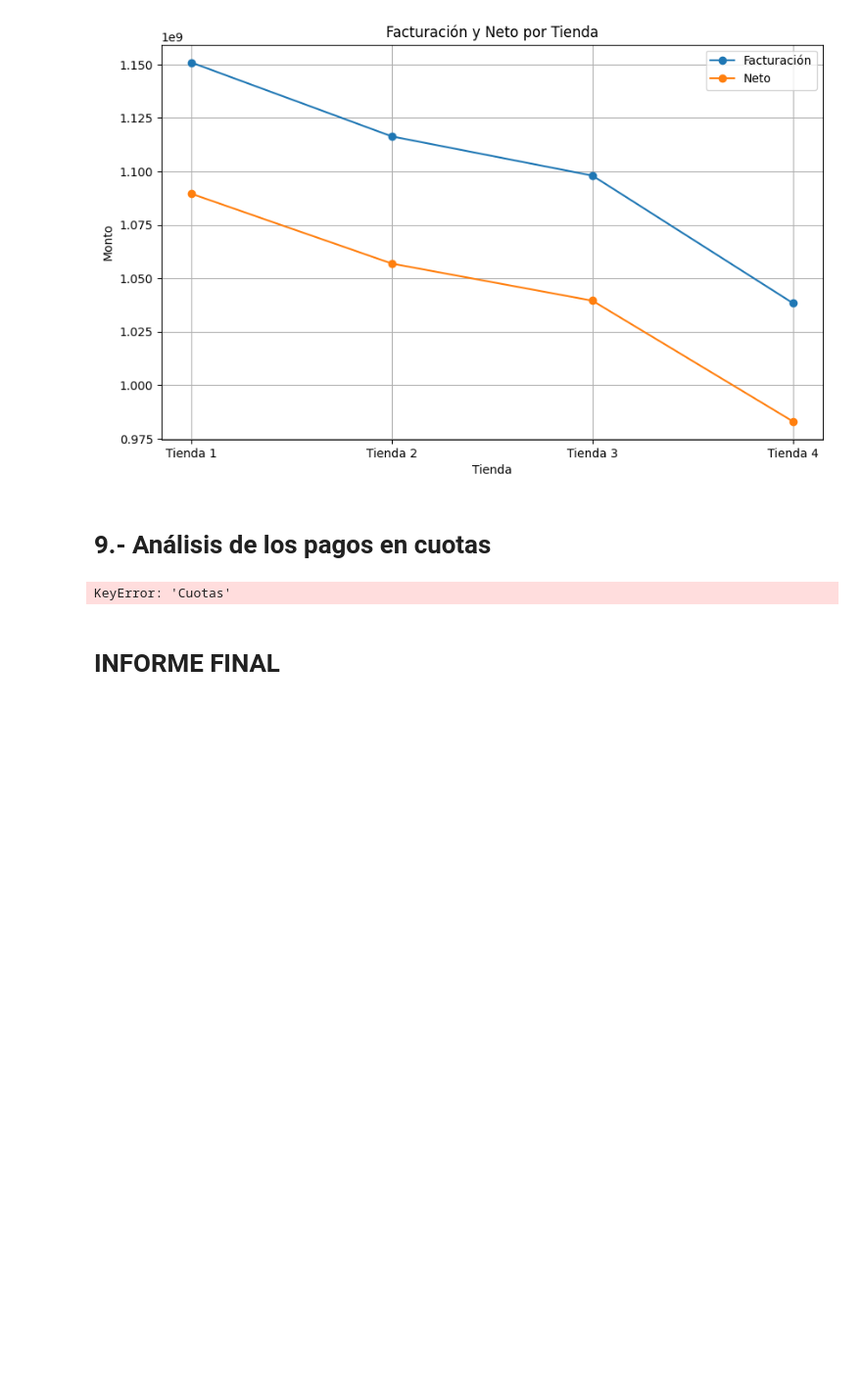
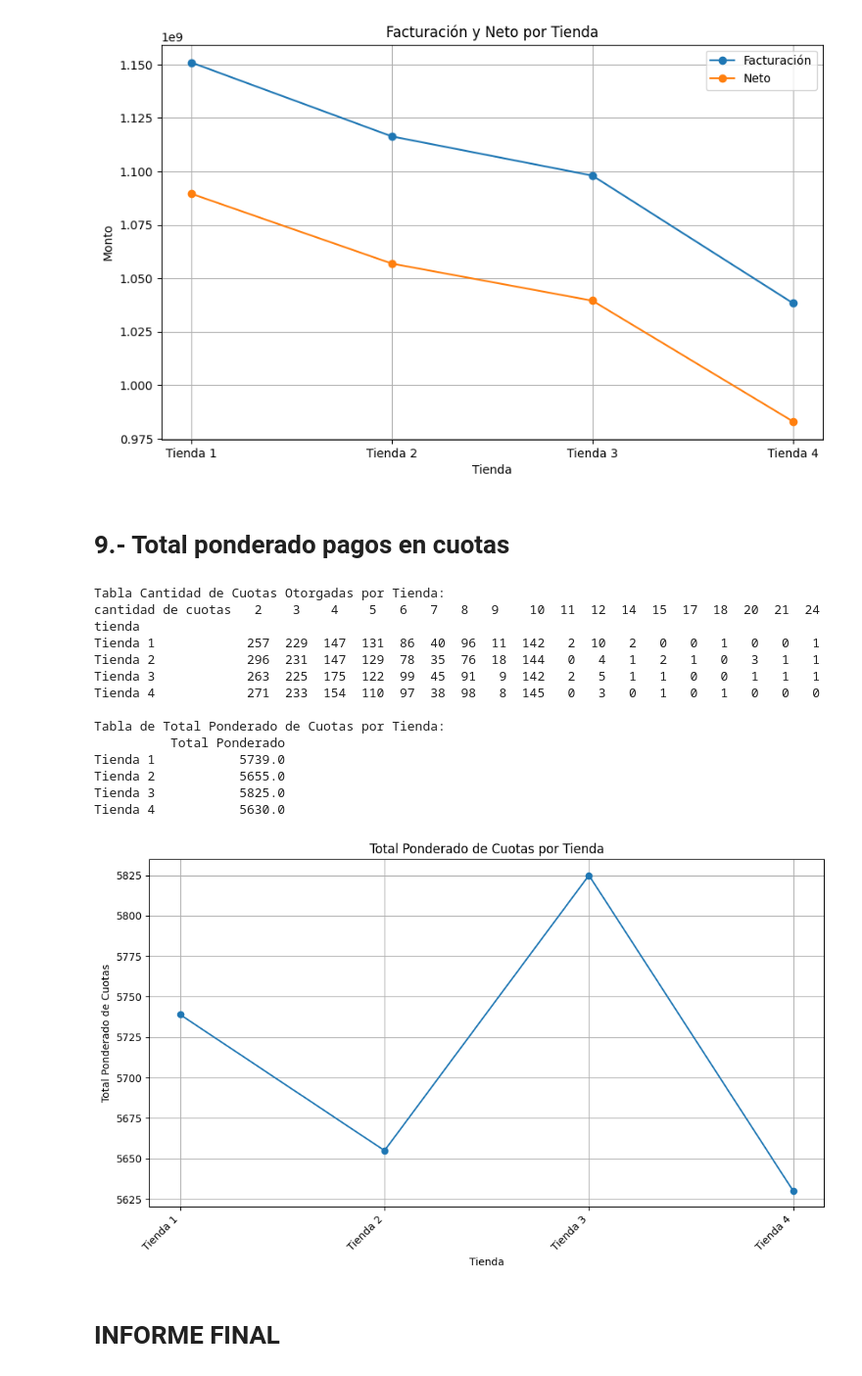
Before and after one commit to Maucho6340/challenge1-data-science-latam, a Jupyter notebook: AluraStoreLatam.ipynb, the cells around one changed output. Shown at 98% size. Drawn from its saved outputs; the diff is of its cells as text; code cells hidden in the pictures; blank space fills up the shorter version.

```diff
--- a/AluraStoreLatam.ipynb
+++ b/AluraStoreLatam.ipynb
@@ -738,48 +738,93 @@ Tienda 3 1,098,019,600.00 1,039,503,000.00
 Tienda 4 1,038,375,700.00   983,058,300.00
 [figure]
 # %% [markdown]
-# 9.- Análisis de los pagos en cuotas
+# 9.- Total ponderado pagos en cuotas
 # %%
 import pandas as pd
+import matplotlib.pyplot as plt
 
 # Cargar los datos de las tiendas desde las URLs
 url_tienda1 = "https://raw.githubusercontent.com/alura-es-cursos/challenge1-data-science-latam/refs/heads/main/base-de-datos-challenge1-latam/tienda_1%20.csv"
 url_tienda2 = "https://raw.githubusercontent.com/alura-es-cursos/challenge1-data-science-latam/refs/heads/main/base-de-datos-challenge1-latam/tienda_2.csv"
 url_tienda3 = "https://raw.githubusercontent.com/alura-es-cursos/challenge1-data-science-latam/refs/heads/main/base-de-datos-challenge1-latam/tienda_3.csv"
 url_tienda4 = "https://raw.githubusercontent.com/alura-es-cursos/challenge1-data-science-latam/refs/heads/main/base-de-datos-challenge1-latam/tienda_4.csv"
 
 try:
     # Leer archivos CSV y convertirlos en DataFrames
     tienda1_df = pd.read_csv(url_tienda1)
     tienda2_df = pd.read_csv(url_tienda2)
     tienda3_df = pd.read_csv(url_tienda3)
     tienda4_df = pd.read_csv(url_tienda4)
 except Exception as e:
     print(f"Error al cargar los datos: {e}")
     exit()  # Salir del script si hay un error al cargar los datos
 
 # Agregar una columna 'Tienda' a cada DataFrame para identificar la tienda de origen
 tienda1_df['Tienda'] = 'Tienda 1'
 tienda2_df['Tienda'] = 'Tienda 2'
 tienda3_df['Tienda'] = 'Tienda 3'
 tienda4_df['Tienda'] = 'Tienda 4'
 
 # Concatenar los DataFrames de las tiendas
 df_tiendas = pd.concat([tienda1_df, tienda2_df, tienda3_df, tienda4_df], ignore_index=True)
 
-# Filtrar las ventas a crédito (Cuotas > 1)
-df_credito = df_tiendas[df_tiendas['Cuotas'] > 1].copy() # Crear copia para evitar SettingWithCopyWarning
+# Limpiar los nombres de las columnas: eliminar espacios y convertir a minúsculas
+df_tiendas.columns = df_tiendas.columns.str.strip().str.lower()
 
-# Crear la tabla resumen
-tabla_credito = df_credito.groupby(['Tienda', 'Producto', 'Cuotas'])['Precio'].sum().reset_index()
+# Verificar si la columna 'cantidad de cuotas' existe
+if 'cantidad de cuotas' not in df_tiendas.columns:
+    print("Error: La columna 'cantidad de cuotas' no existe en el DataFrame.")
+    print("Por favor, verifique el nombre de la columna que contiene la información sobre las cuotas e inténtelo de nuevo.")
+    exit()
 
-# Renombrar la columna 'Precio' a 'Total de Ventas' para mayor claridad
-tabla_credito = tabla_credito.rename(columns={'Precio': 'Total de Ventas'})
+# Calcular la cantidad de cuotas por tienda
+tabla_cuotas_tienda = df_tiendas.groupby('tienda')['cantidad de cuotas'].value_counts().unstack(fill_value=0)
 
-# Imprimir la tabla resumen
-print("Tabla de Ventas a Crédito por Tienda, Producto y Cuotas:\n")
-print(tabla_credito.to_string(index=False))
+# Eliminar la columna '1' si existe
+if 1 in tabla_cuotas_tienda.columns:
+    tabla_cuotas_tienda = tabla_cuotas_tienda.drop(columns=1, errors='ignore')
+
+# Calcular el total ponderado de cuotas por tienda
+tabla_total_ponderado = pd.DataFrame()
+for tienda in tabla_cuotas_tienda.index:
+    total_ponderado = 0
+    for cuota in tabla_cuotas_tienda.columns:
+        # Asegurarse de que cuota no sea 'Total' antes de la conversión
+        if cuota != 'Total':
+            total_ponderado += cuota * tabla_cuotas_tienda.loc[tienda, cuota]
+    tabla_total_ponderado.loc[tienda, 'Total Ponderado'] = total_ponderado
+
+# Imprimir la tabla resultante
+print("Tabla Cantidad de Cuotas Otorgadas por Tienda:")
+print(tabla_cuotas_tienda.to_string())
+print("\nTabla de Total Ponderado de Cuotas por Tienda:")
+print(tabla_total_ponderado.to_string())
+
+# Crear el gráfico de líneas
+plt.figure(figsize=(10, 6))  # Ajustar el tamaño de la figura
+plt.plot(tabla_total_ponderado.index, tabla_total_ponderado['Total Ponderado'], marker='o', linestyle='-')
+plt.title('Total Ponderado de Cuotas por Tienda')
+plt.xlabel('Tienda')
+plt.ylabel('Total Ponderado de Cuotas')
+plt.xticks(rotation=45, ha='right')  # Rotar las etiquetas del eje x para mejor legibilidad
+plt.grid(True)  # Mostrar la cuadrícula para facilitar la lectura
+plt.tight_layout()  # Ajustar el diseño para evitar recortes
+plt.show()  # Mostrar el gráfico
 # %% [output]
-KeyError: 'Cuotas'
+Tabla Cantidad de Cuotas Otorgadas por Tienda:
+cantidad de cuotas   2    3    4    5   6   7   8   9    10  11  12  14  15  17  18  20  21  24
+tienda
+Tienda 1            257  229  147  131  86  40  96  11  142   2  10   2   0   0   1   0   0   1
+Tienda 2            296  231  147  129  78  35  76  18  144   0   4   1   2   1   0   3   1   1
+Tienda 3            263  225  175  122  99  45  91   9  142   2   5   1   1   0   0   1   1   1
+Tienda 4            271  233  154  110  97  38  98   8  145   0   3   0   1   0   1   0   0   0
+
+Tabla de Total Ponderado de Cuotas por Tienda:
+          Total Ponderado
+Tienda 1           5739.0
+Tienda 2           5655.0
+Tienda 3           5825.0
+Tienda 4           5630.0
+[figure, added]
 # %% [markdown]
 # INFORME FINAL
```
Also changed, not shown: parts of 10 cells of this notebook.
